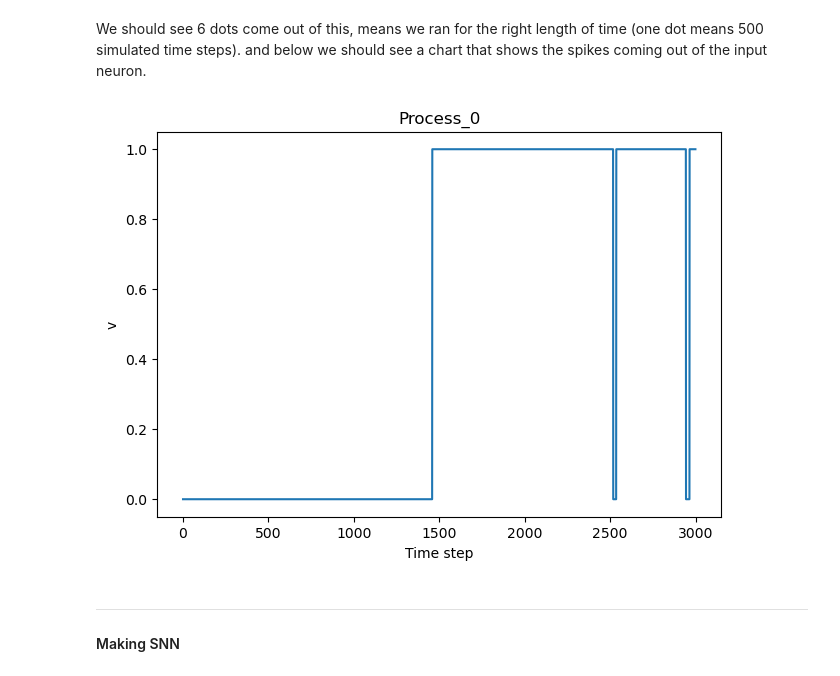
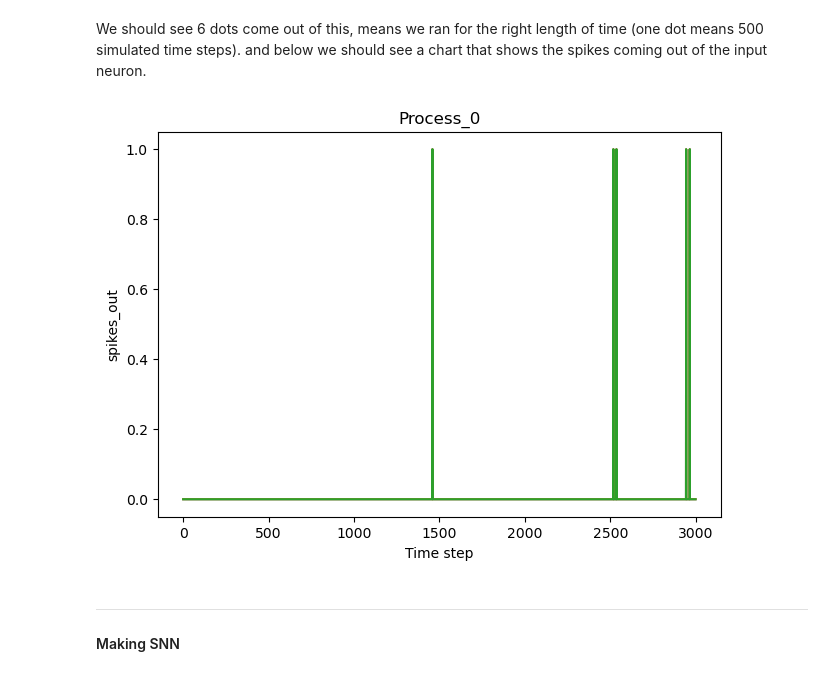
Before and after one commit to khood5/SNN-DNA-project, a Jupyter notebook: DNA_project.ipynb, the cells around one changed output. Drawn from its saved outputs; the diff is of its cells as text; code cells hidden in the pictures.

```diff
--- a/DNA_project.ipynb
+++ b/DNA_project.ipynb
@@ -235,16 +235,16 @@ We should see 6 dots come out of this, means we ran for the right length of time
 # %%
 import matplotlib
 %matplotlib inline
 from matplotlib import pyplot as plt
 
 # Create a subplot for each monitor
 fig = plt.figure(figsize=(16, 5))
 ax0 = fig.add_subplot(121)
 
 # Plot the recorded data
-monitor_input.plot(ax0, spike_input.v)
+monitor_input.plot(ax0, spike_input.spikes_out)
 # %% [output]
-[figure, old version]
+[figure, new version]
 # %%
 spike_input.stop()
 # %% [markdown]
```
Also changed, not shown: parts of 14 cells of this notebook.
